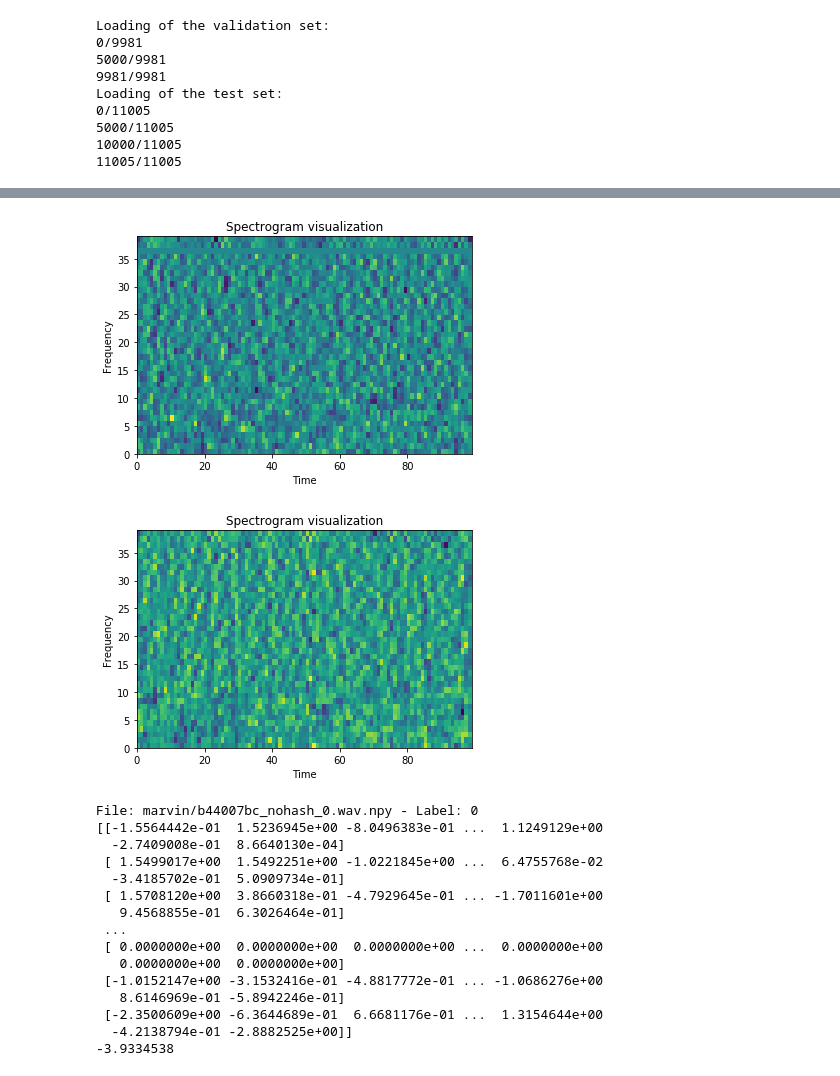
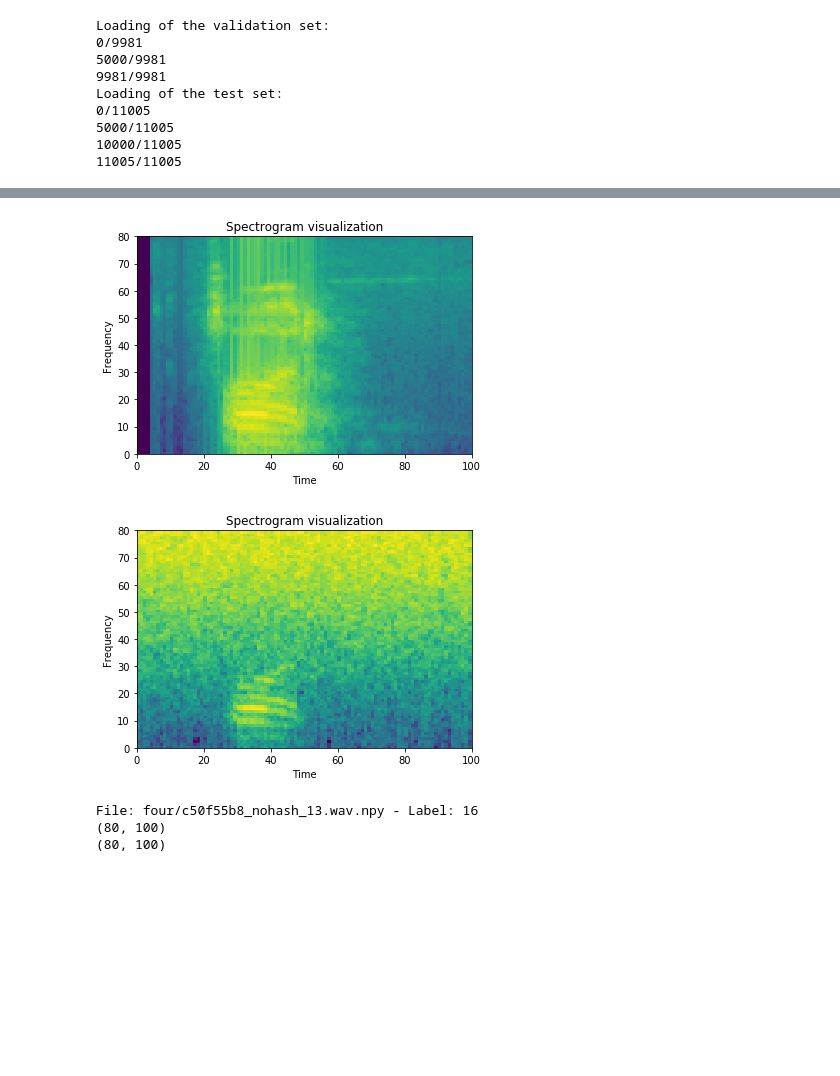
Before and after one commit to XWerer/HDA_Project, a Jupyter notebook: Prova5.ipynb, the cells around one changed output, grey strips where cells are left out. Saved outputs shown, nothing was run; the diff lists cells and outputs as text; code cells hidden in the pictures; blank space fills up the shorter version.

```diff
--- a/Prova5.ipynb
+++ b/Prova5.ipynb
@@ -41,9 +41,10 @@ valWAVs  = pd.read_csv(dataset_dir + 'validation_list.txt', sep=" ", header = No
 # Dictionary containing the mapping between category name and label
 DictCategs = {'nine' : 1, 'yes' : 2, 'no' : 3, 'up' : 4, 'down' : 5, 'left' : 6, 'right' : 7, 'on' : 8, 'off' : 9,
               'stop' : 10, 'go' : 11, 'zero' : 12, 'one' : 13, 'two' : 14, 'three' : 15, 'four' : 16, 'five' : 17,
-              'six' : 18, 'seven' : 19, 'eight' : 20, 'backward':0, 'bed':0, 'bird':0, 'cat':0, 'dog':0, 'follow':0,
-              'forward':0, 'happy':0, 'house':0, 'learn':0, 'marvin':0, 'sheila':0, 'tree':0, 'visual':0, 'wow':0, '_background_noise_':0 }
-nCategs = 21
+              'six' : 18, 'seven' : 19, 'eight' : 20, 'backward':21, 'bed':22, 'bird':23, 'cat':24, 'dog':25, 'follow':26,
+              'forward':27, 'happy':28, 'house':29, 'learn':30, 'marvin':31, 'sheila':32, 'tree':33, 'visual':34, 'wow':0,
+              '_background_noise_':0 }
+nCategs = 35
 # %%
 # Load all the file in dataset
 allWAVs  = []
@@ -199,10 +201,20 @@ def load_data(file_name, data_dir):
     return data
 
 # Plot a wav
-file_name = train[25]
+file_name = train[75214]
 data = load_data(file_name, dataset_dir)
 plt.figure()
 plt.plot(data, color='b')
 plt.title('WAV signal')
+
+noise = load_data('_background_noise_/white_noise.wav.npy', dataset_dir)
+plt.figure()
+plt.plot(noise, color='b')
+plt.title('WAV signal')
+
+data = addNoise1(data, noise, intensity = 0.2)
+plt.figure()
+plt.plot(data, color='b')
+plt.title('WAV signal')
 # %% [output]
 Text(0.5, 1.0, 'WAV signal')
@@ -219,65 +233,60 @@ def load_and_preprocess_data(file_name, data_dir, noisy = False):
     data = load_data(file_name, data_dir)
     if noisy:
         noise = load_data('_background_noise_/white_noise.wav.npy', dataset_dir)
-        data = addNoise1(data, noise, intensity = 0.7)
-    feats = computeFeatures1(data, 16000)
+        data = addNoise1(data, noise, intensity = 0.2)
+    #feats = computeFeatures1(data, 16000)
     # Normalize
     #feats -= np.mean(feats, axis=0)
-    mean = np.mean(feats, axis = 0)
-    stv = np.std(feats, axis = 0)
-    diff = np.subtract(feats, mean)
-    feats = np.divide(diff, stv + 1e-8)
+    #mean = np.mean(feats, axis = 0)
+    #stv = np.std(feats, axis = 0)
+    #diff = np.subtract(feats, mean)
+    #feats = np.divide(diff, stv + 1e-8)
     #feats = np.divide(feats, np.max(feats))
     #diff1 = np.subtract(feats, np.amin(feats, axis=0))
     #print(np.amin(feats, axis=0))
     #print(np.amax(feats, axis=0))
     #diff2 = np.subtract(np.amax(feats, axis=0), np.amin(feats, axis=0))
     #feats = np.divide(diff1, diff2+1e-6)
+    y3 = sf.base.logfbank(data, samplerate = 16000, winlen = 0.016, nfilt=80, nfft = 1024, lowfreq = 40, highfreq = 8000, preemph = 0.95)
+    #y3 = np.transpose(y3)
 
-    return feats.astype(np.float32)
+    mean = np.mean(y3)
+    stv = np.std(y3)
+    diff = np.subtract(y3, mean)
+    y3 = np.divide(diff, stv + 1e-8)
+
+    return y3.astype(np.float32)
 
 # example:
 index = 75214
 feats = load_and_preprocess_data(train[index], dataset_dir, False)
 noise = load_and_preprocess_data(train[index], dataset_dir, True)
 feats = np.transpose(feats)
 noise = np.transpose(noise)
 plt.figure()
 plt.pcolormesh(feats)
 
 plt.title('Spectrogram visualization')
 plt.ylabel('Frequency')
 plt.xlabel('Time')
 
 plt.figure()
 plt.pcolormesh(noise)
 
 plt.title('Spectrogram visualization')
 plt.ylabel('Frequency')
 plt.xlabel('Time')
 
 plt.show()
 print("File: " + train[index] + " - Label: " + str(trainLabels[index]))
-print(feats)
-print(noise)
+print(feats.shape)
+print(noise.shape)
 # %% [output]
-[figure, old version]
+[figure, new version]
-[figure, old version]
+[figure, new version]
-File: marvin/b44007bc_nohash_0.wav.npy - Label: 0
-[[-1.5564442e-01  1.5236945e+00 -8.0496383e-01 ...  1.1249129e+00
-  -2.7409008e-01  8.6640130e-04]
- [ 1.5499017e+00  1.5492251e+00 -1.0221845e+00 ...  6.4755768e-02
-  -3.4185702e-01  5.0909734e-01]
- [ 1.5708120e+00  3.8660318e-01 -4.7929645e-01 ... -1.7011601e+00
-   9.4568855e-01  6.3026464e-01]
- ...
- [ 0.0000000e+00  0.0000000e+00  0.0000000e+00 ...  0.0000000e+00
-   0.0000000e+00  0.0000000e+00]
- [-1.0152147e+00 -3.1532416e-01 -4.8817772e-01 ... -1.0686276e+00
-   8.6146969e-01 -5.8942246e-01]
- [-2.3500609e+00 -6.3644689e-01  6.6681176e-01 ...  1.3154644e+00
-  -4.2138794e-01 -2.8882525e+00]]
--3.9334538
+File: four/c50f55b8_nohash_13.wav.npy - Label: 16
+(80, 100)
+(80, 100)
 # %%
 def create_dataset(data_dir, file_names, batch_size = 32, shuffle = True, cache_file = None):
 
```
Also changed, not shown: parts of 12 cells of this notebook, 2 other files.
